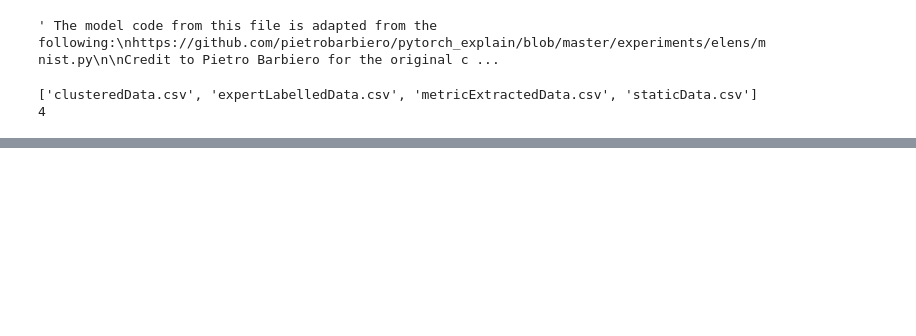
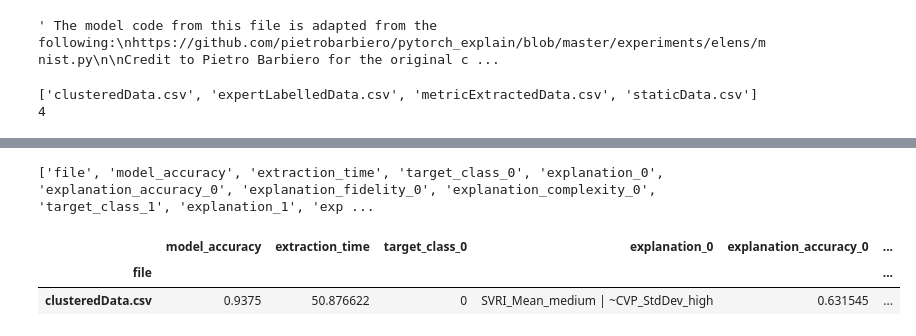
Before and after one commit to BenMarkFrost/LEN_Individual_Project, a Jupyter notebook: Static/testing.ipynb, the cells around one changed output, grey strips where cells are left out. Saved outputs shown, nothing was run; the diff lists cells and outputs as text; code cells hidden in the pictures; blank space fills up the shorter version.

```diff
--- a/Static/testing.ipynb
+++ b/Static/testing.ipynb
@@ -535,0 +894,34 @@ Minority class correct: 4
+# %%
+cols = ['file']
+
+cols.append('model_accuracy')
+cols.append('extraction_time')
+
+for idx, d in enumerate(results_dict['clusteredData.csv'][5]):
+    cols.extend([str(x) + "_" + str(idx) for x in d])
+
+print(cols)
+
+rows = []
+
+for x in files[:1]:
+
+    row = [x]
+
+    row.extend(results_dict[x][:2])
+
+    for d in results_dict[x][5]:
+        row.extend(d.values())
+
+    rows.append(row)
+
+totalDF = pd.DataFrame(columns=cols, data=rows)
+
+totalDF = totalDF.set_index('file')
+
+display(totalDF)
+# %% [output]
+['file', 'model_accuracy', 'extraction_time', 'target_class_0', 'explanation_0', 'explanation_accuracy_0', 'explanation_fidelity_0', 'explanation_complexity_0', 'target_class_1', 'explanation_1', 'exp ...
+|  | model_accuracy | extraction_time | target_class_0 | explanation_0 | explanation_accuracy_0 | ... |
+| file |  |  |  |  |  | ... |
+| clusteredData.csv | 0.9375 | 50.876622 | 0 | SVRI_Mean_medium | ~CVP_StdDev_high | 0.631545 | ... |
```
Also changed, not shown: parts of 14 cells of this notebook, 1 other file.
